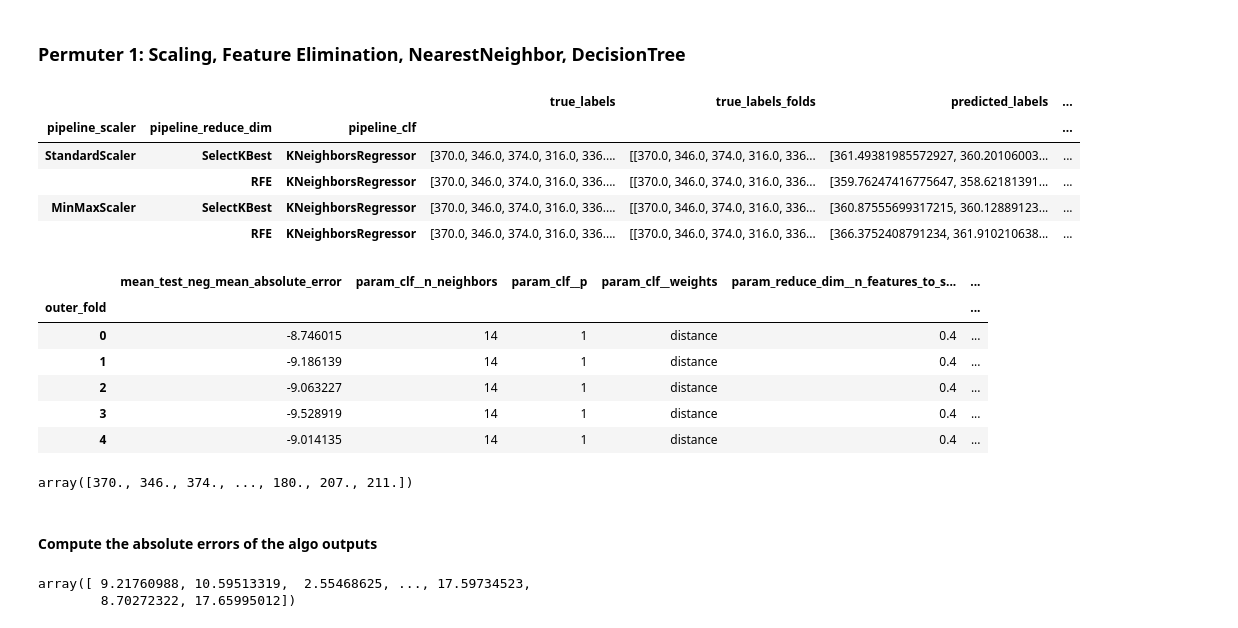
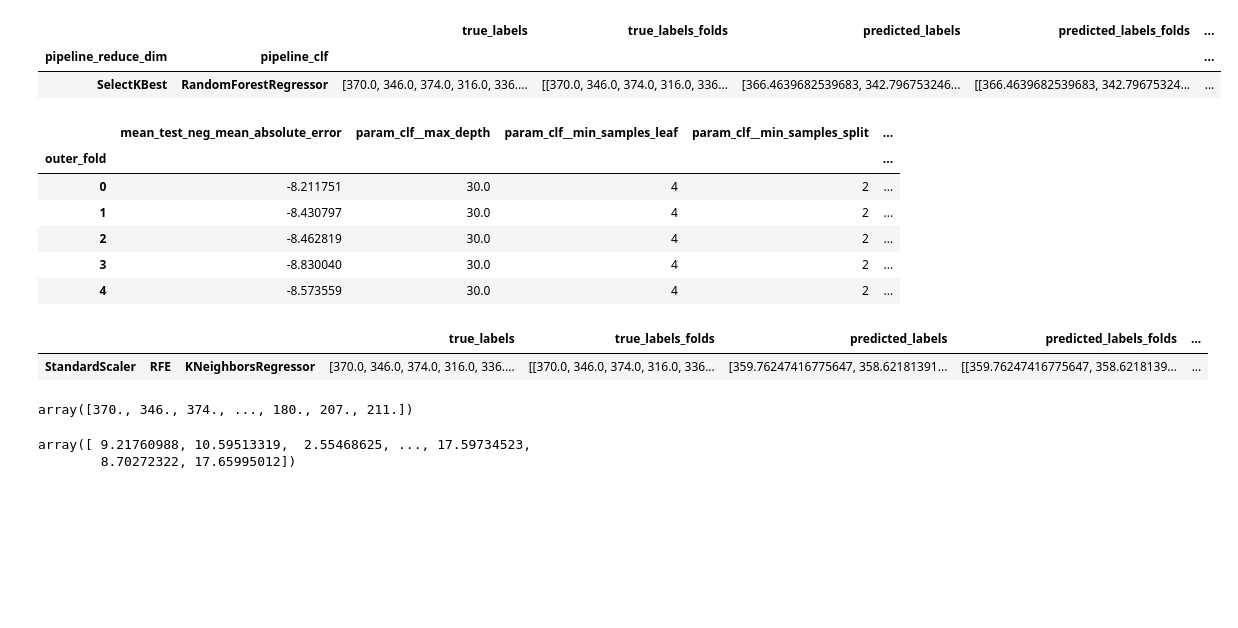
Before and after one commit to empkins/pepbench, a Jupyter notebook: experiments/pep_algorithm_benchmarking/notebooks/ML_analysis/EvaluateModelPerformance.ipynb, the cells around one changed output. Saved outputs shown, nothing was run; the diff lists cells and outputs as text; code cells hidden in the pictures; blank space fills up the shorter version.

```diff
--- a/experiments/pep_algorithm_benchmarking/notebooks/ML_analysis/EvaluateModelPerformance.ipynb
+++ b/experiments/pep_algorithm_benchmarking/notebooks/ML_analysis/EvaluateModelPerformance.ipynb
@@ -25,35 +24,34 @@ The autoreload extension is already loaded. To reload it, use:
 model_path = Path("../../results/models")
 data_path = Path("../../results/data")
 result_path = Path("../../results")
-# %% [markdown]
-### Permuter 1: Scaling, Feature Elimination, NearestNeighbor, DecisionTree
 # %%
-permuter1 = SklearnPipelinePermuter.from_pickle(model_path.joinpath("KNeighbors.pkl"))
+permuter1 = SklearnPipelinePermuter.from_pickle(model_path.joinpath("RandomForest_More_Sophisticated_Paramters.pkl"))
 permuter1.metric_summary()
 # %% [output]
-|  |  |  | true_labels | true_labels_folds | predicted_labels | ... |
-| pipeline_scaler | pipeline_reduce_dim | pipeline_clf |  |  |  | ... |
-| StandardScaler | SelectKBest | KNeighborsRegressor | [370.0, 346.0, 374.0, 316.0, 336.... | [[370.0, 346.0, 374.0, 316.0, 336... | [361.49381985572927, 360.20106003... | ... |
-|  | RFE | KNeighborsRegressor | [370.0, 346.0, 374.0, 316.0, 336.... | [[370.0, 346.0, 374.0, 316.0, 336... | [359.76247416775647, 358.62181391... | ... |
-| MinMaxScaler | SelectKBest | KNeighborsRegressor | [370.0, 346.0, 374.0, 316.0, 336.... | [[370.0, 346.0, 374.0, 316.0, 336... | [360.87555699317215, 360.12889123... | ... |
-|  | RFE | KNeighborsRegressor | [370.0, 346.0, 374.0, 316.0, 336.... | [[370.0, 346.0, 374.0, 316.0, 336... | [366.3752408791234, 361.910210638... | ... |
+|  |  | true_labels | true_labels_folds | predicted_labels | predicted_labels_folds | ... |
+| pipeline_reduce_dim | pipeline_clf |  |  |  |  | ... |
+| SelectKBest | RandomForestRegressor | [370.0, 346.0, 374.0, 316.0, 336.... | [[370.0, 346.0, 374.0, 316.0, 336... | [366.4639682539683, 342.796753246... | [[366.4639682539683, 342.79675324... | ... |
 # %%
 permuter1.best_hyperparameter_pipeline()
 # %% [output]
-|  | mean_test_neg_mean_absolute_error | param_clf__n_neighbors | param_clf__p | param_clf__weights | param_reduce_dim__n_features_to_s... | ... |
-| outer_fold |  |  |  |  |  | ... |
-| 0 | -8.746015 | 14 | 1 | distance | 0.4 | ... |
-| 1 | -9.186139 | 14 | 1 | distance | 0.4 | ... |
-| 2 | -9.063227 | 14 | 1 | distance | 0.4 | ... |
-| 3 | -9.528919 | 14 | 1 | distance | 0.4 | ... |
-| 4 | -9.014135 | 14 | 1 | distance | 0.4 | ... |
+|  | mean_test_neg_mean_absolute_error | param_clf__max_depth | param_clf__min_samples_leaf | param_clf__min_samples_split | ... |
+| outer_fold |  |  |  |  | ... |
+| 0 | -8.211751 | 30.0 | 4 | 2 | ... |
+| 1 | -8.430797 | 30.0 | 4 | 2 | ... |
+| 2 | -8.462819 | 30.0 | 4 | 2 | ... |
+| 3 | -8.830040 | 30.0 | 4 | 2 | ... |
+| 4 | -8.573559 | 30.0 | 4 | 2 | ... |
+# %%
+best_algo = permuter1.metric_summary().loc[("StandardScaler", "RFE", "KNeighborsRegressor")].to_frame().T
+best_algo
+# %% [output]
+|  |  |  | true_labels | true_labels_folds | predicted_labels | predicted_labels_folds | ... |
+| StandardScaler | RFE | KNeighborsRegressor | [370.0, 346.0, 374.0, 316.0, 336.... | [[370.0, 346.0, 374.0, 316.0, 336... | [359.76247416775647, 358.62181391... | [[359.76247416775647, 358.6218139... | ... |
 # %%
 reference_labels = permuter1.metric_summary()["true_labels"].loc[("StandardScaler", "RFE", "KNeighborsRegressor")]
 reference_labels
 # %% [output]
 array([370., 346., 374., ..., 180., 207., 211.])
-# %% [markdown]
-#### Compute the absolute errors of the algo outputs
 # %%
 abs_error_estimator = np.abs(permuter1.metric_summary()["predicted_labels"].loc[("StandardScaler", "RFE", "KNeighborsRegressor")] - reference_labels)
 abs_error_estimator
```
Also changed, not shown: parts of 7 cells of this notebook, 5 other files.
